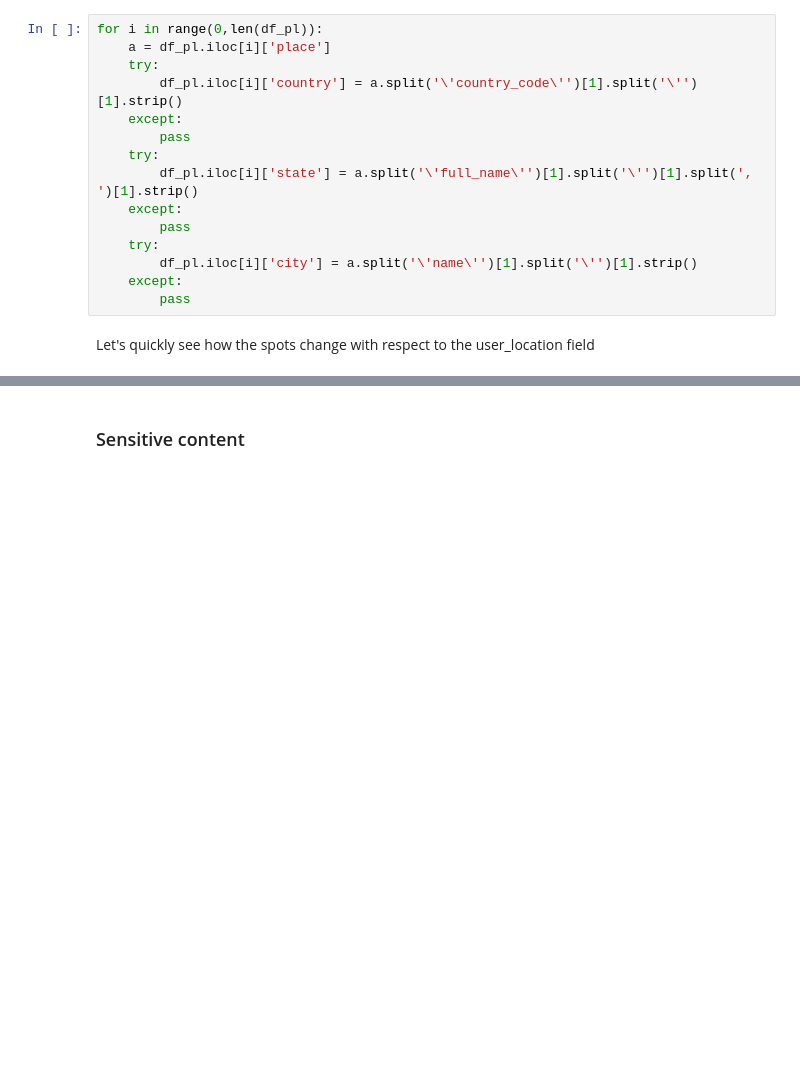
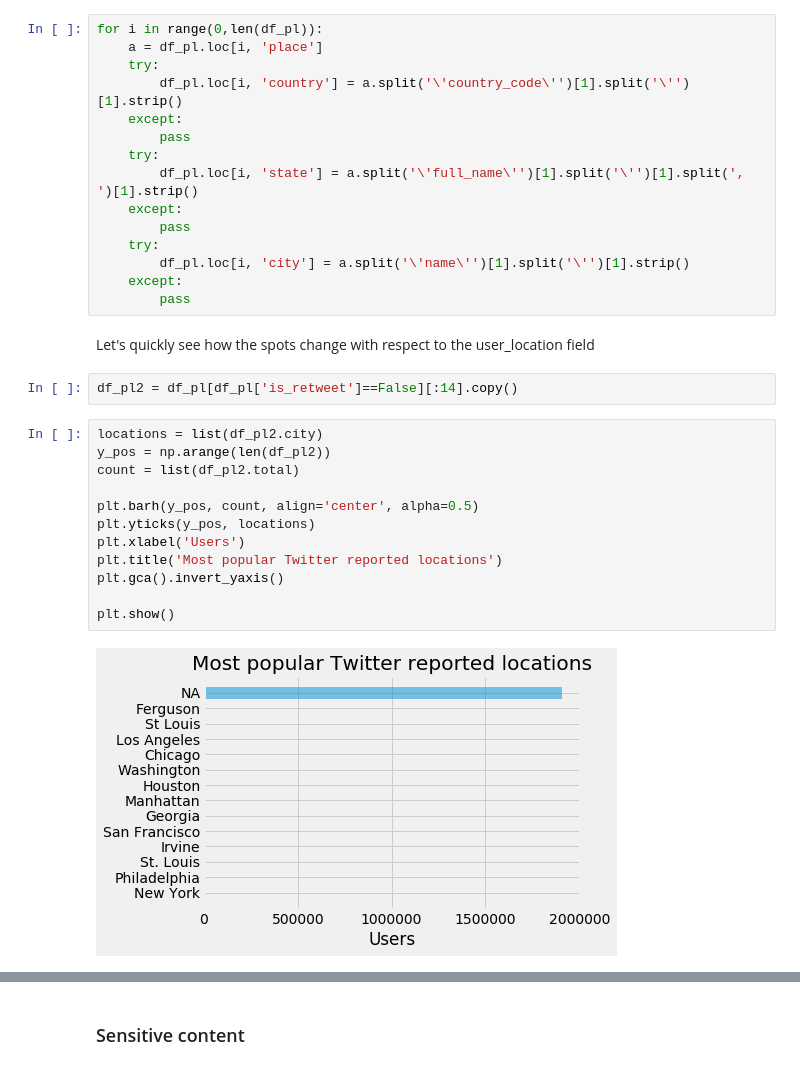
Before and after one commit to opardo/BlackLivesMatter, a Jupyter notebook: EDA/EDA_Jose.ipynb, the cells around one changed output, grey strips where cells are left out. Drawn from its saved outputs; the diff is of its cells as text; blank space fills up the shorter version.

```diff
--- a/EDA/EDA_Jose.ipynb
+++ b/EDA/EDA_Jose.ipynb
@@ -168,18 +309,34 @@ df_pl['state'] = 'NA'
 df_pl['city'] = 'NA'
 # %%
 for i in range(0,len(df_pl)):
-    a = df_pl.iloc[i]['place']
+    a = df_pl.loc[i, 'place']
     try:
-        df_pl.iloc[i]['country'] = a.split('\'country_code\'')[1].split('\'')[1].strip()
+        df_pl.loc[i, 'country'] = a.split('\'country_code\'')[1].split('\'')[1].strip()
     except:
         pass
     try:
-        df_pl.iloc[i]['state'] = a.split('\'full_name\'')[1].split('\'')[1].split(', ')[1].strip()
+        df_pl.loc[i, 'state'] = a.split('\'full_name\'')[1].split('\'')[1].split(', ')[1].strip()
     except:
         pass
     try:
-        df_pl.iloc[i]['city'] = a.split('\'name\'')[1].split('\'')[1].strip()
+        df_pl.loc[i, 'city'] = a.split('\'name\'')[1].split('\'')[1].strip()
     except:
         pass
 # %% [markdown]
 Let's quickly see how the spots change with respect to the user_location field
+# %%
+df_pl2 = df_pl[df_pl['is_retweet']==False][:14].copy()
+# %%
+locations = list(df_pl2.city)
+y_pos = np.arange(len(df_pl2))
+count = list(df_pl2.total)
+
+plt.barh(y_pos, count, align='center', alpha=0.5)
+plt.yticks(y_pos, locations)
+plt.xlabel('Users')
+plt.title('Most popular Twitter reported locations')
+plt.gca().invert_yaxis()
+
+plt.show()
+# %% [output]
+[figure, added]
```
Also changed, not shown: parts of 47 cells of this notebook.
